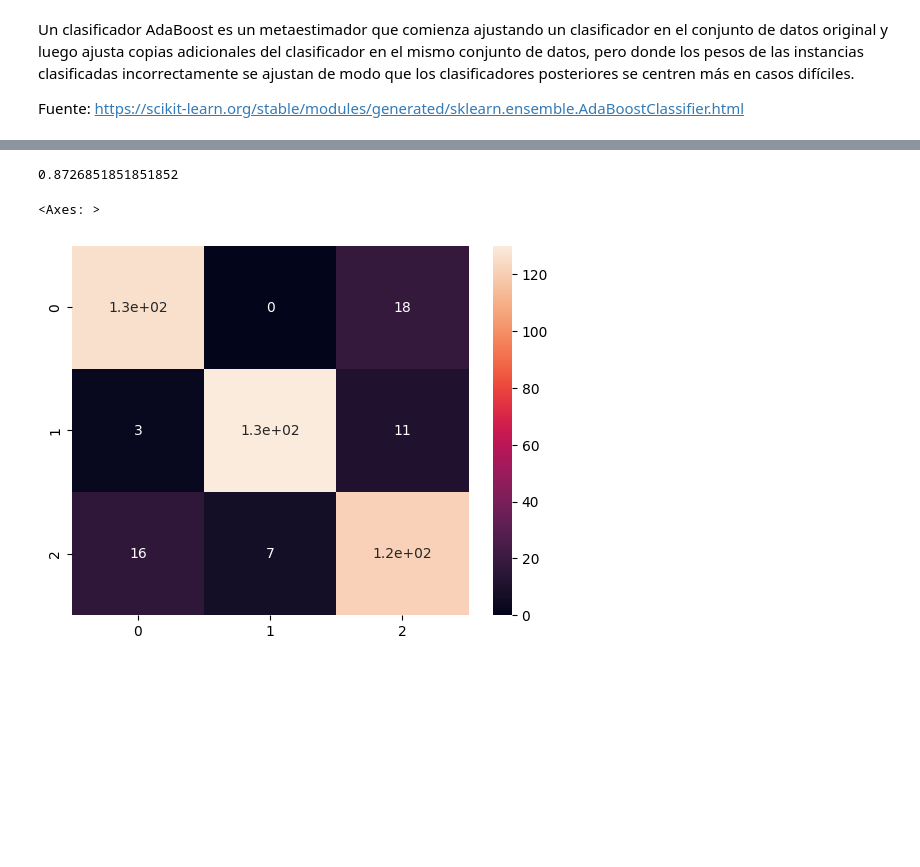
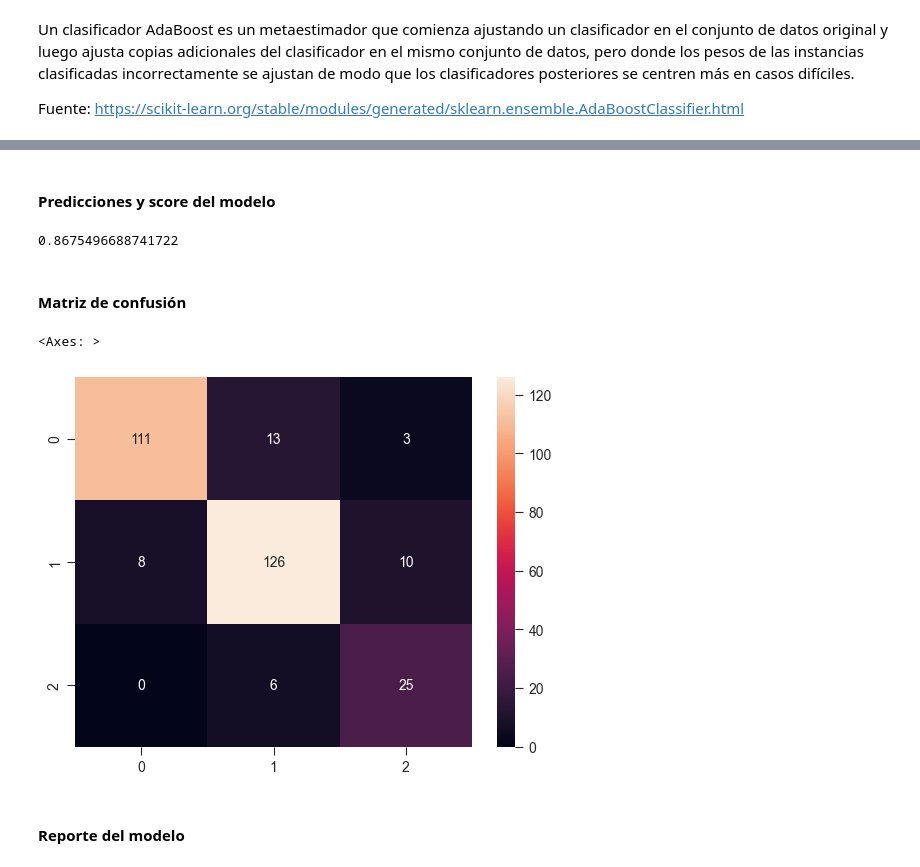
Before and after one commit to Matias-Ibarra/Proyecto_ML, a Jupyter notebook: notebooks/03_Entrenamiento_Evaluacion.ipynb, the cells around one changed output, grey strips where cells are left out. Saved outputs shown, nothing was run; the diff lists cells and outputs as text; code cells hidden in the pictures; blank space fills up the shorter version.

```diff
--- a/notebooks/03_Entrenamiento_Evaluacion.ipynb
+++ b/notebooks/03_Entrenamiento_Evaluacion.ipynb
@@ -318,7 +346,7 @@ Fuente: https://es.mathworks.com/discovery/support-vector-machine.html
 # Entrenamiento con SVC
 
 parameters = {
-    'C': [5,10,15,20],                                   # Parámetro de regularización.
+    'C': [15,20,25,30],                                   # Parámetro de regularización.
     'degree': [1,2,3,4,5,6,7],                           # Grado de la función kernel polinomial.
     'kernel': ['linear', 'rbf', 'sigmoid', 'poly'],      # Especifica el tipo de núcleo que se utilizará en el algoritmo.
     'gamma': ['scale', 'auto']                           # Coeficiente kernel.
@@ -370,7 +431,7 @@ Fuente: https://scikit-learn.org/stable/modules/generated/sklearn.ensemble.Baggi
 parameters = {
     'estimator': [svm.SVC(), DecisionTreeClassifier()],        # El estimador base para ajustarse a subconjuntos aleatorios del conjunto de datos.
     'n_estimators': [50,60,70,80,90,100],                      # El número de estimadores de base en el conjunto.
-    'max_samples': [400,440,480,520],                          # El número de muestras que se extraerán de X para entrenar cada estimador base.
+    'max_samples': [500,520,540,560,580],                      # El número de muestras que se extraerán de X para entrenar cada estimador base.
     'bootstrap': [True,False],                                 # Si las muestras se extraen con reemplazo.
     'max_features': [8,9,10,11,12,13,14,15]                    # El número de características que se extraerán de X para entrenar cada estimador base
 }
@@ -423,7 +517,7 @@ Fuente: https://scikit-learn.org/stable/modules/generated/sklearn.ensemble.AdaBo
 
 parameters = {
     'estimator': [svm.SVC(), DecisionTreeClassifier()],     # El estimador base a partir del cual se construye el conjunto potenciado.
-    'n_estimators': [50,60,70,80,90,100],                   # El número máximo de estimadores en los que finaliza el impulso.
+    'n_estimators': [20,30,40,50,60,70,80],                   # El número máximo de estimadores en los que finaliza el impulso.
     'learning_rate': [0.1,0.2,0.3,0.4,0.5,0.6]              # Peso aplicado a cada clasificador en cada iteración de impulso.
 }
 
@@ -471,13 +550,19 @@ AdaBoostClassifier(estimator=DecisionTreeClassifier(), learning_rate=0.2,
+# %% [markdown]
+#### Predicciones y score del modelo
 # %%
 final_abc = abc.best_estimator_
 final_abc.fit(X_train_resampled, y_train_resampled)
-y_pred = final_abc.predict(X_test_resampled)
-final_abc.score(X_test_resampled,y_test_resampled)
+y_pred = final_abc.predict(X_test)
+final_abc.score(X_test,y_test)
 # %% [output]
-0.8726851851851852
+0.8675496688741722
+# %% [markdown]
+#### Matriz de confusión
 # %%
-cm = confusion_matrix( y_test_resampled, y_pred)
-sns.heatmap(cm, annot=True)
+cm = confusion_matrix( y_test, y_pred)
+sns.heatmap(cm, annot=True, fmt="d")
 # %% [output]
 <Axes: >
-[figure, old version]
+[figure, new version]
+# %% [markdown]
+#### Reporte del modelo
```
Also changed, not shown: parts of 70 cells of this notebook, 10 other files.
